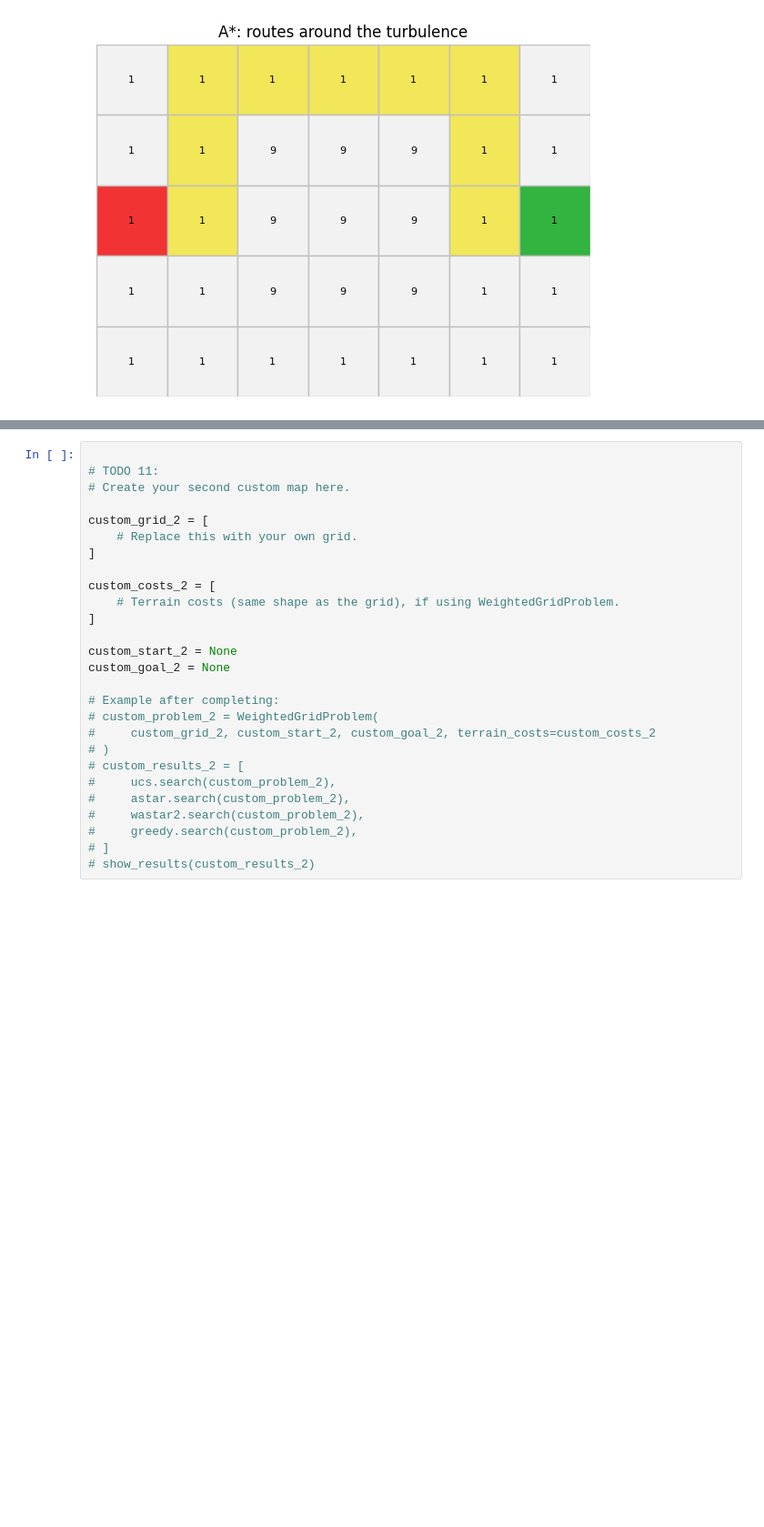
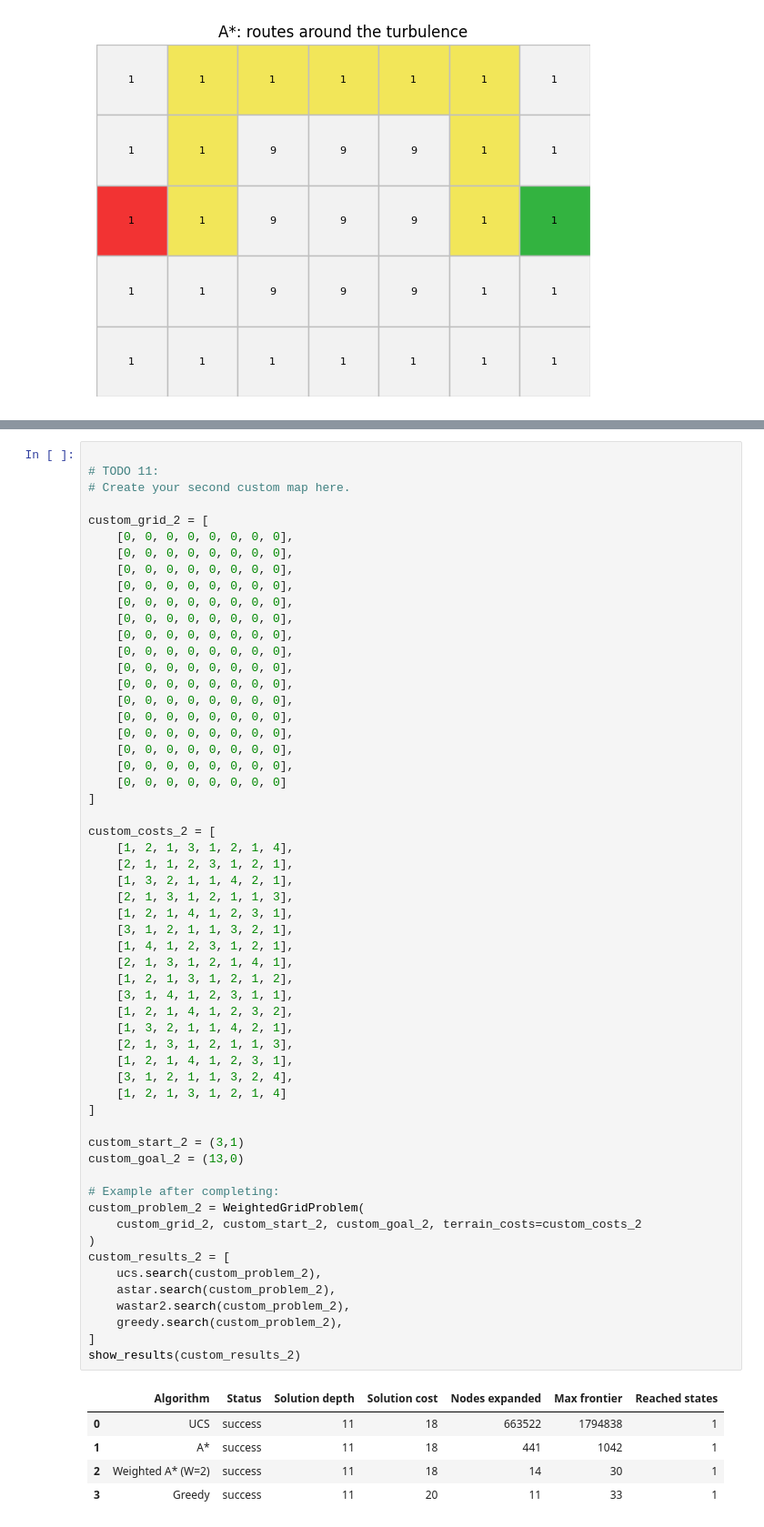
Before and after one commit to Akurang/Akurang_Gabriel_Lab1, a Jupyter notebook: Gabriel_Akurang_Lab1B.ipynb, the cells around one changed output, grey strips where cells are left out. Shown at 91% size. Drawn from its saved outputs; the diff is of its cells as text; blank space fills up the shorter version.

```diff
--- a/Gabriel_Akurang_Lab1B.ipynb
+++ b/Gabriel_Akurang_Lab1B.ipynb
@@ -858,27 +991,63 @@ custom_goal_1 = None
 # %%
 
 # TODO 11:
 # Create your second custom map here.
 
 custom_grid_2 = [
-    # Replace this with your own grid.
+    [0, 0, 0, 0, 0, 0, 0, 0],
+    [0, 0, 0, 0, 0, 0, 0, 0],
+    [0, 0, 0, 0, 0, 0, 0, 0],
+    [0, 0, 0, 0, 0, 0, 0, 0],
+    [0, 0, 0, 0, 0, 0, 0, 0],
+    [0, 0, 0, 0, 0, 0, 0, 0],
+    [0, 0, 0, 0, 0, 0, 0, 0],
+    [0, 0, 0, 0, 0, 0, 0, 0],
+    [0, 0, 0, 0, 0, 0, 0, 0],
+    [0, 0, 0, 0, 0, 0, 0, 0],
+    [0, 0, 0, 0, 0, 0, 0, 0],
+    [0, 0, 0, 0, 0, 0, 0, 0],
+    [0, 0, 0, 0, 0, 0, 0, 0],
+    [0, 0, 0, 0, 0, 0, 0, 0],
+    [0, 0, 0, 0, 0, 0, 0, 0],
+    [0, 0, 0, 0, 0, 0, 0, 0]
 ]
 
 custom_costs_2 = [
-    # Terrain costs (same shape as the grid), if using WeightedGridProblem.
+    [1, 2, 1, 3, 1, 2, 1, 4],
+    [2, 1, 1, 2, 3, 1, 2, 1],
+    [1, 3, 2, 1, 1, 4, 2, 1],
+    [2, 1, 3, 1, 2, 1, 1, 3],
+    [1, 2, 1, 4, 1, 2, 3, 1],
+    [3, 1, 2, 1, 1, 3, 2, 1],
+    [1, 4, 1, 2, 3, 1, 2, 1],
+    [2, 1, 3, 1, 2, 1, 4, 1],
+    [1, 2, 1, 3, 1, 2, 1, 2],
+    [3, 1, 4, 1, 2, 3, 1, 1],
+    [1, 2, 1, 4, 1, 2, 3, 2],
+    [1, 3, 2, 1, 1, 4, 2, 1],
+    [2, 1, 3, 1, 2, 1, 1, 3],
+    [1, 2, 1, 4, 1, 2, 3, 1],
+    [3, 1, 2, 1, 1, 3, 2, 4],
+    [1, 2, 1, 3, 1, 2, 1, 4]
 ]
 
-custom_start_2 = None
-custom_goal_2 = None
+custom_start_2 = (3,1)
+custom_goal_2 = (13,0)
 
 # Example after completing:
-# custom_problem_2 = WeightedGridProblem(
-#     custom_grid_2, custom_start_2, custom_goal_2, terrain_costs=custom_costs_2
-# )
-# custom_results_2 = [
-#     ucs.search(custom_problem_2),
-#     astar.search(custom_problem_2),
-#     wastar2.search(custom_problem_2),
-#     greedy.search(custom_problem_2),
-# ]
-# show_results(custom_results_2)
+custom_problem_2 = WeightedGridProblem(
+    custom_grid_2, custom_start_2, custom_goal_2, terrain_costs=custom_costs_2
+)
+custom_results_2 = [
+    ucs.search(custom_problem_2),
+    astar.search(custom_problem_2),
+    wastar2.search(custom_problem_2),
+    greedy.search(custom_problem_2),
+]
+show_results(custom_results_2)
+# %% [output]
+|  | Algorithm | Status | Solution depth | Solution cost | Nodes expanded | Max frontier | Reached states |
+| 0 | UCS | success | 11 | 18 | 663522 | 1794838 | 1 |
+| 1 | A* | success | 11 | 18 | 441 | 1042 | 1 |
+| 2 | Weighted A* (W=2) | success | 11 | 18 | 14 | 30 | 1 |
+| 3 | Greedy | success | 11 | 20 | 11 | 33 | 1 |
```
Also changed, not shown: parts of 4 cells of this notebook.
